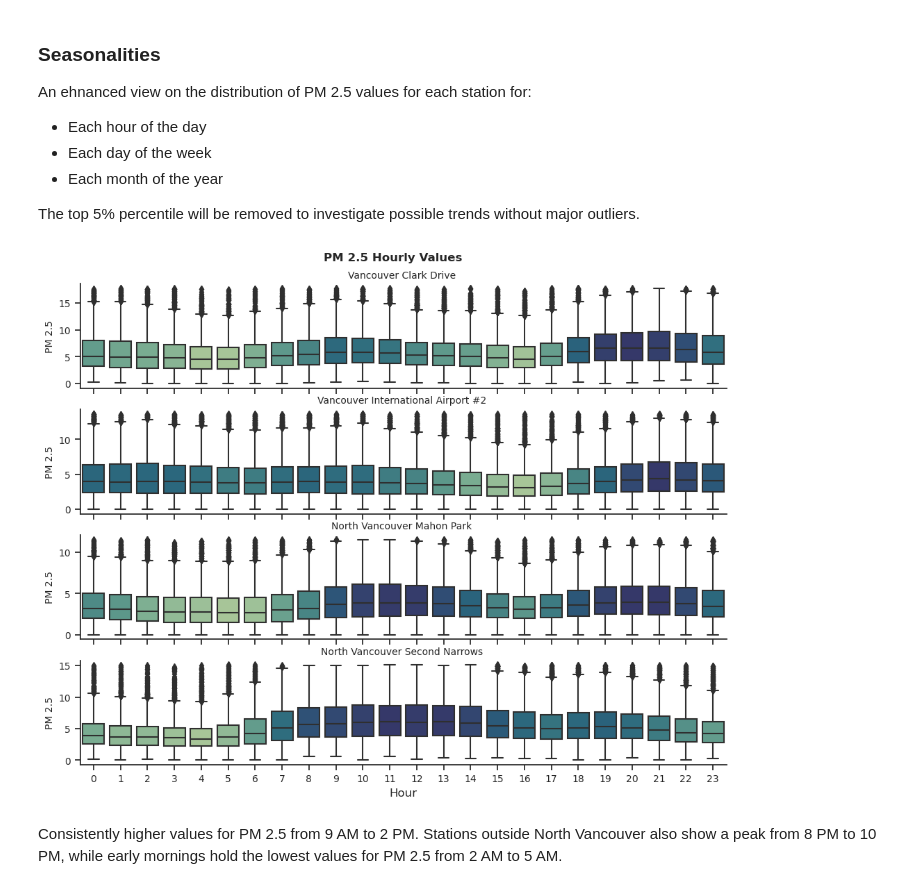
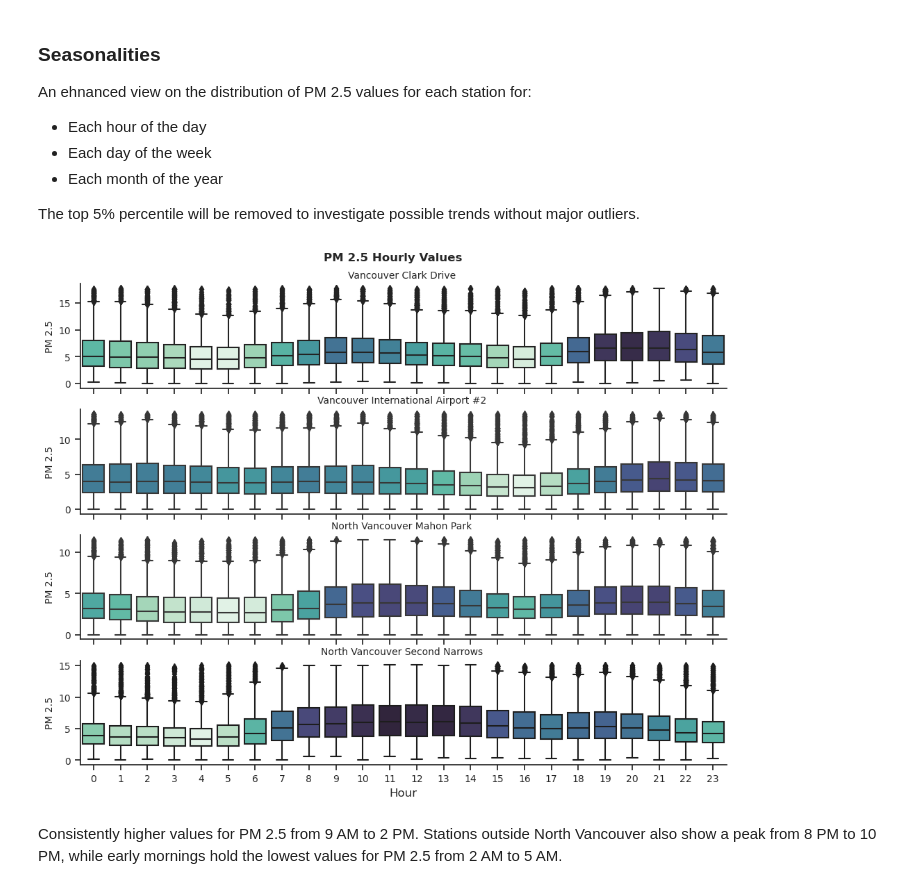
Before and after one commit to erich-hs/Air-We-Breathe, a Jupyter notebook: awb_EDA.ipynb, the cells around one changed output. Drawn from its saved outputs; the diff is of its cells as text; code cells hidden in the pictures.

```diff
--- a/awb_EDA.ipynb
+++ b/awb_EDA.ipynb
@@ -261,36 +267,36 @@ def seasonal_plots(subsets,
     for i, station in enumerate(master_df.columns[:4]):
         if interval == 'Day_of_Week':
             order=["Sunday", "Monday", "Tuesday", "Wednesday", "Thursday", "Friday", "Saturday"]
             median_vals = subsets[station].groupby(interval)[[station]].median().loc[order][station]
         else:
             order = None
             median_vals = subsets[station].groupby(interval)[station].median()
-        norm = plt.Normalize(median_vals.min(), median_vals.max())
-        palette = sns.cm.crest(norm(median_vals))
+        norm = plt.Normalize(median_vals.min(), median_vals.max()+0.5)
+        palette = sns.cm.mako_r(norm(median_vals))
         b = sns.boxplot(ax=ax[i],
                     data=subsets[station],
                     x = interval,
                     y = station,
                     palette=palette,
                     order=order)
         ax[i].tick_params(axis='both', labelsize=10)
         ax[i].tick_params(axis='x', labelrotation=x_labelrotation)
         ax[i].set_title("")
         b.set_title(f"{station.replace('_', ' ')[:-4]}", fontsize=10)
         b.set_ylabel("PM 2.5", fontsize=10)
         b.set_xlabel("")
         sns.despine()
     plt.suptitle(plot_title, y=0.93, fontsize=12, fontweight="bold")
     plt.xlabel(xlabel)
     plt.show()
 
 # Hourly plots
 seasonal_plots(subsets,
                interval='Hour',
                plot_title="PM 2.5 Hourly Values",
                xlabel="Hour")
 # %% [output]
-[figure, old version]
+[figure, new version]
 # %% [markdown]
 Consistently higher values for PM 2.5 from 9 AM to 2 PM. Stations outside North Vancouver also show a peak from 8 PM to 10 PM, while early mornings hold the lowest values for PM 2.5 from 2 AM to 5 AM.
 # %%
```
Also changed, not shown: parts of 6 cells of this notebook.
